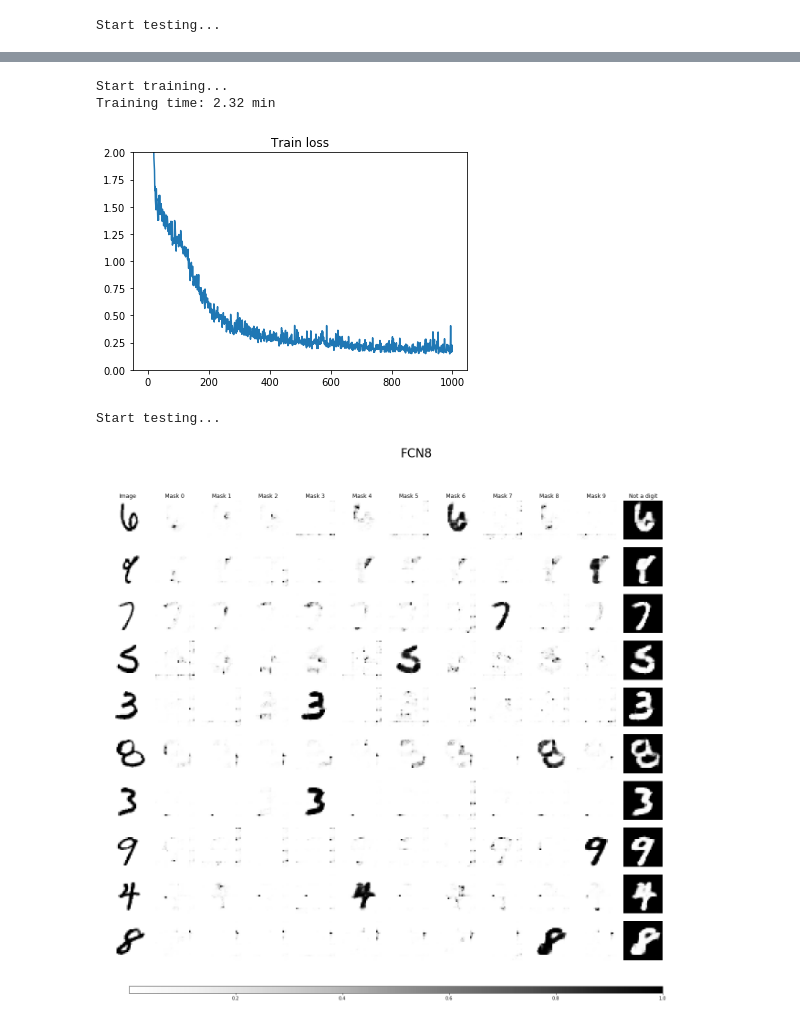
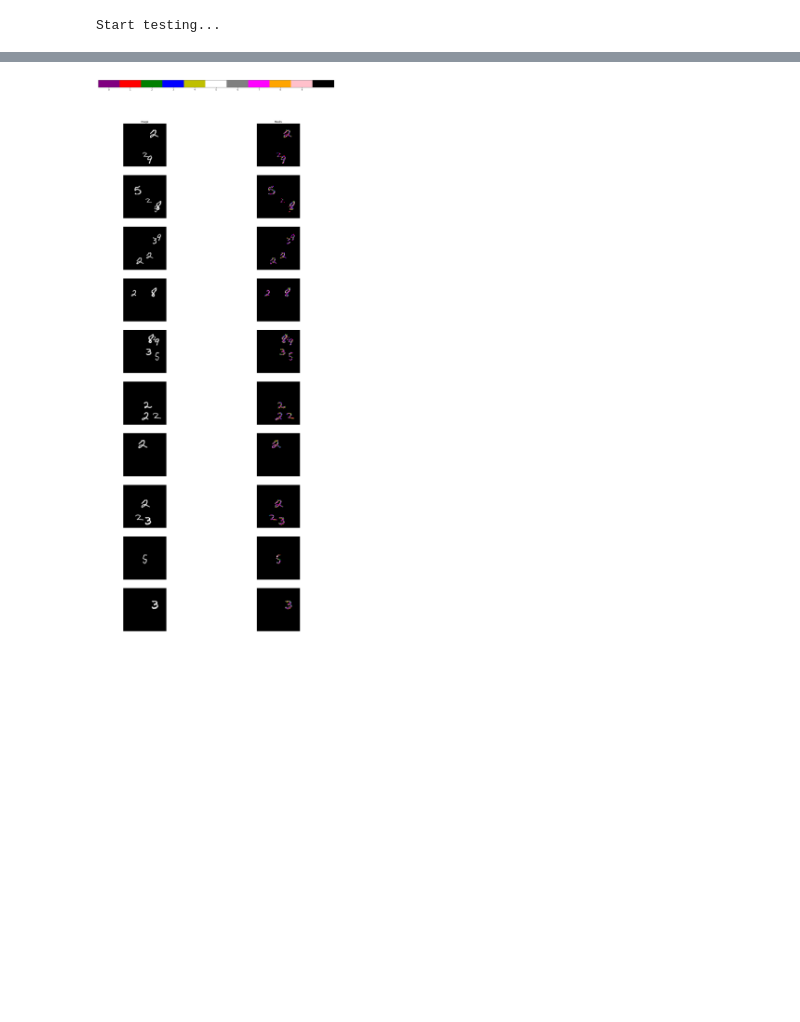
Before and after one commit to analysiscenter/az_training, a Jupyter notebook: alexey_kozhevin/task_02/Segmentation networks simple.ipynb, the cells around one changed output, grey strips where cells are left out. Drawn from its saved outputs; the diff is of its cells as text; code cells hidden in the pictures; blank space fills up the shorter version.

```diff
--- a/alexey_kozhevin/task_02/Segmentation networks simple.ipynb
+++ b/alexey_kozhevin/task_02/Segmentation networks simple.ipynb
@@ -95,10 +97,15 @@ Training time: 2.95 min
 # %%
-test_pp = (mnist.test.p
-        .import_model('conv', train_pp)
-        .init_variable('predictions', init_on_each_run=list)
-        .predict_model('conv', fetches='UNet/predicted_proba',
-                               feed_dict={'images': B('images'),
-                                          'masks': F(make_masks)},
-                       save_to=V('predictions'), mode='a'))
+test_template = (Pipeline()
+               .load_images()
+               .create_multi(image_shape=SHAPE, max_digits=5)
+               .import_model('conv', train_pp)
+               .init_variable('predicted_proba', init_on_each_run=list)
+               .init_variable('predicted_labels', init_on_each_run=list)
+               .predict_model('conv', fetches=['predicted_proba', 'predicted_labels'],
+                                       feed_dict={'images': B('images'),
+                                                  'masks': B('masks')},
+                               save_to=[V('predicted_proba'), V('predicted_labels')], mode='a'))
+# %%
+test_ppl = (test_template << multi_mnist.test)
 # %%
 print("Start testing...")
@@ -184,8 +117,7 @@ Start testing...
-# %%
-demonstrate_model(FCN8)
-# %% [output]
-Start training...
-Training time: 2.32 min
-[figure, removed]
-Start testing...
-[figure, removed]
+# %%
+import importlib
+import multi_plot
+importlib.reload(multi_plot)
+multi_plot.get_plots(test_ppl, mode='c', inverse=True)
+# %% [output]
+[figure, added]
```
Also changed, not shown: parts of 15 cells of this notebook, 2 other files.
